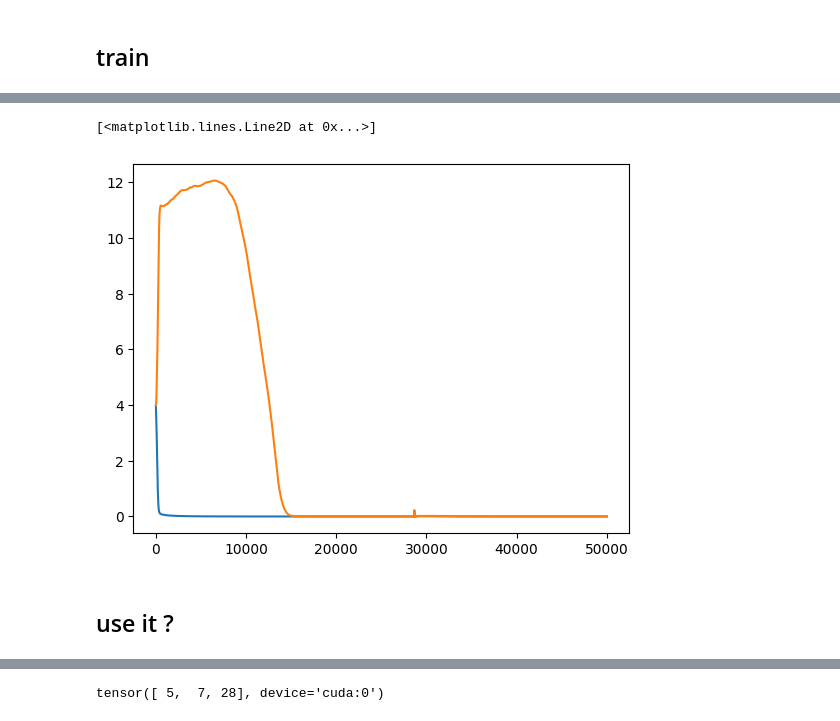
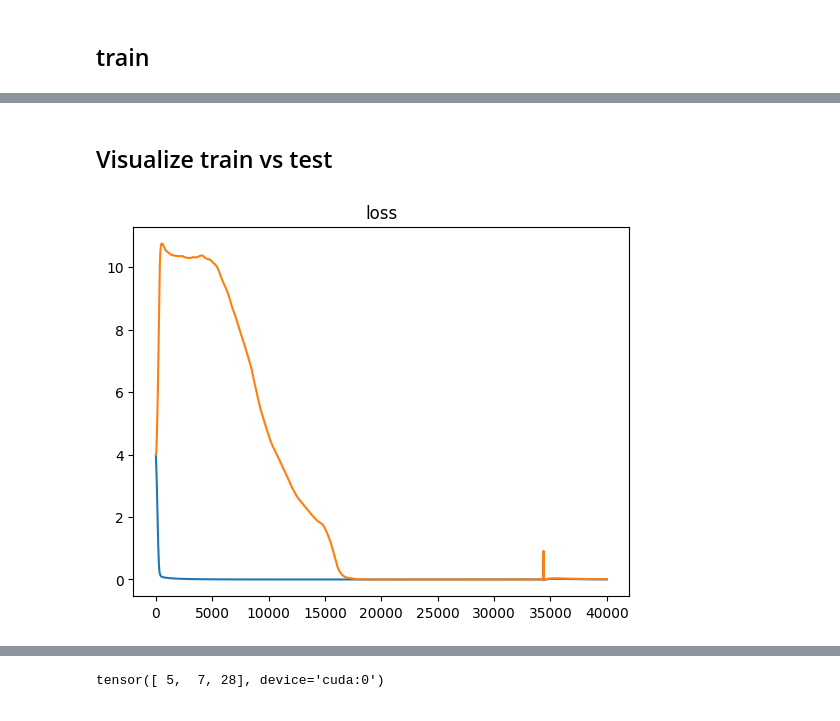
Before and after one commit to peluche/grokking-modular-addition, a Jupyter notebook: grokking.ipynb, the cells around one changed output, grey strips where cells are left out. Saved outputs shown, nothing was run; the diff lists cells and outputs as text; code cells hidden in the pictures.

```diff
--- a/grokking.ipynb
+++ b/grokking.ipynb
@@ -14,11 +16,12 @@ import random
 # hyperparameters
 split = 0.3
 n_vocab = 53
-# n_vocab = 113
 n_embed = 200
 n_hidden = 32
-epoch = 50000
+epoch = 40000
+print_every = 1000
 learning_rate = 1e-3
-device = 'cuda'
+weight_decay = 1
+device = 'cuda' if torch.cuda.is_available() else 'cpu'
 # %%
 # make a training set
@@ -131,13 +138,10 @@ i=49999, loss=tensor(1.1886e-06, device='cuda:0', grad_fn=<DivBackward1>), test_
+# %% [markdown]
+## Visualize train vs test
 # %%
-import matplotlib.pyplot as plt
-%matplotlib inline
-
 xs = torch.arange(epoch)
 
+plt.title('loss')
 plt.plot(xs, torch.tensor(losses).tolist(), label='train')
-plt.plot(xs, torch.tensor(test_losses).tolist(), label='test')
+_ = plt.plot(xs, torch.tensor(test_losses).tolist(), label='test')
 # %% [output]
-[<matplotlib.lines.Line2D at 0x...>]
-[figure, old version]
+[figure, new version]
-# %% [markdown]
-## use it ?
```
Also changed, not shown: parts of 11 cells of this notebook.
